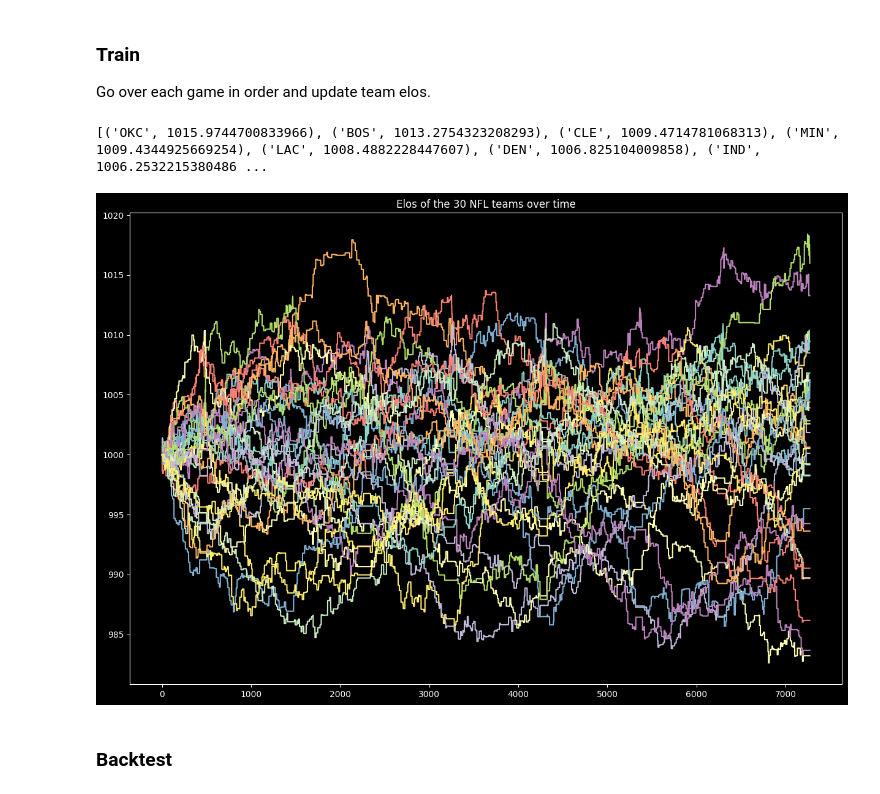
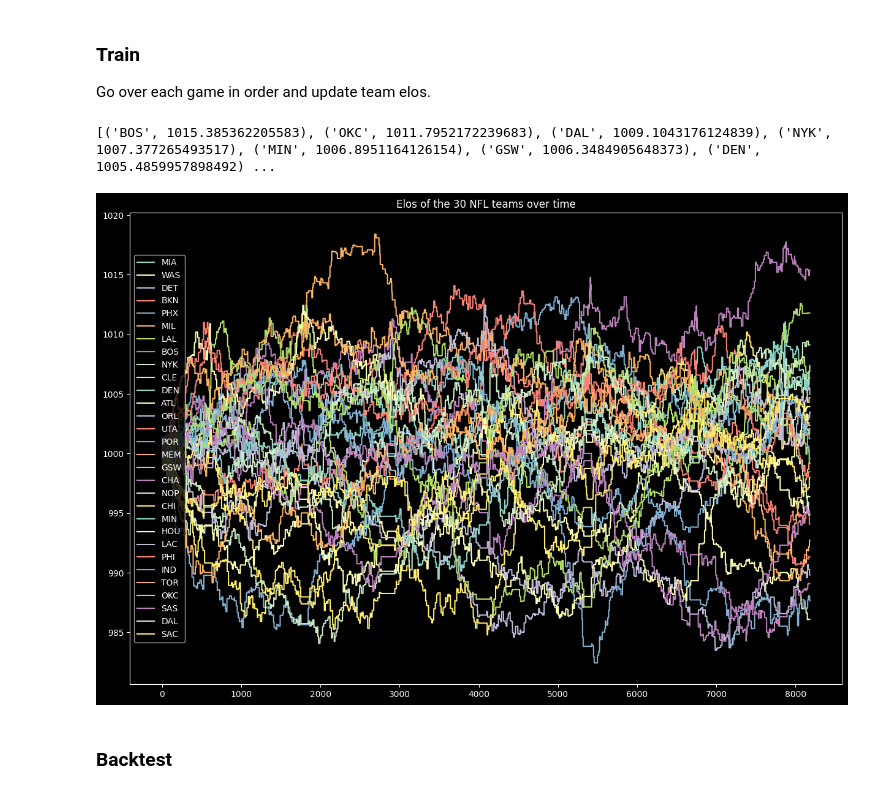
Before and after one commit to Developer122018/poisson, a Jupyter notebook: elo_model.ipynb, the cells around one changed output. Saved outputs shown, nothing was run; the diff lists cells and outputs as text; code cells hidden in the pictures.

Commit message:
Elo model changed to temporally split test and train.

```diff
--- a/elo_model.ipynb
+++ b/elo_model.ipynb
@@ -51,9 +51,9 @@ teams: dict[str, float] = dict((team, 1000) for team in set(raw["home"].tolist()
 
 assert len(teams) == 30 # NBA has 30 teams.
 # %%
-# Split data into training (random 80% of games) and test (the remaining 20%). Games will be processed in date order.
-training: DataFrame = raw.sample(4 * len(raw) // 5).sort_values(by=["date"])
-test:     DataFrame = raw[~raw["id"].isin(training["id"])].sort_values(by=["date"])
+# Split data into training (first 80% of games) and test (the remaining 20%).
+training: DataFrame = raw[:int(len(raw) * 0.9)]
+test:     DataFrame = raw[~raw["id"].isin(training["id"])]
 
 assert len(training) + len(test) == len(raw)                     # Check the total number of games is still the same.
 assert len(test["id"].isin(training["id"]).value_counts()) == 1  # Ensure no overlap between training and test games.
@@ -64,35 +64,36 @@ Go over each game in order and update team elos.
 # %%
 import matplotlib.pyplot as plt
 
 training_elos: dict[str, list[float]] = dict((team, [1000]) for team in set(raw["home"].tolist() + raw["away"].tolist()))
 
 for row in training.itertuples():
     # For each game, calculate the new elos depending on the result and update the old elos.
     # Using points ratio as opposed to pure win/loss is necessary to ensure strength differences
     # are accurately judged (a slim margin of victory should not cause a large elo change).
     new_home, new_away = new_elos(teams[row.home], teams[row.away], row.points_ratio)
     teams[row.home] = new_home
     teams[row.away] = new_away
 
     for team in training_elos:
         training_elos[team].append(training_elos[team][-1])
 
     training_elos[row.home][-1] = new_home
     training_elos[row.away][-1] = new_away
 
 # Show teams by elo.
 print([ team for team in sorted(teams.items(), key=lambda item: item[1], reverse=True) ])
 
 plt.figure(figsize=(15, 10))
 plt.title("Elos of the 30 NFL teams over time")
 
 for team in training_elos:
     plt.plot(training_elos[team], label=team)
 
+plt.legend(loc="center left")
 plt.show()
 # %% [output]
-[('OKC', 1015.9744700833966), ('BOS', 1013.2754323208293), ('CLE', 1009.4714781068313), ('MIN', 1009.4344925669254), ('LAC', 1008.4882228447607), ('DEN', 1006.825104009858), ('IND', 1006.2532215380486 ...
+[('BOS', 1015.385362205583), ('OKC', 1011.7952172239683), ('DAL', 1009.1043176124839), ('NYK', 1007.377265493517), ('MIN', 1006.8951164126154), ('GSW', 1006.3484905648373), ('DEN', 1005.4859957898492) ...
-[figure, old version]
+[figure, new version]
 # %% [markdown]
 ### Backtest
 # %%
```
Also changed, not shown: parts of 2 cells of this notebook, 3 other files.
